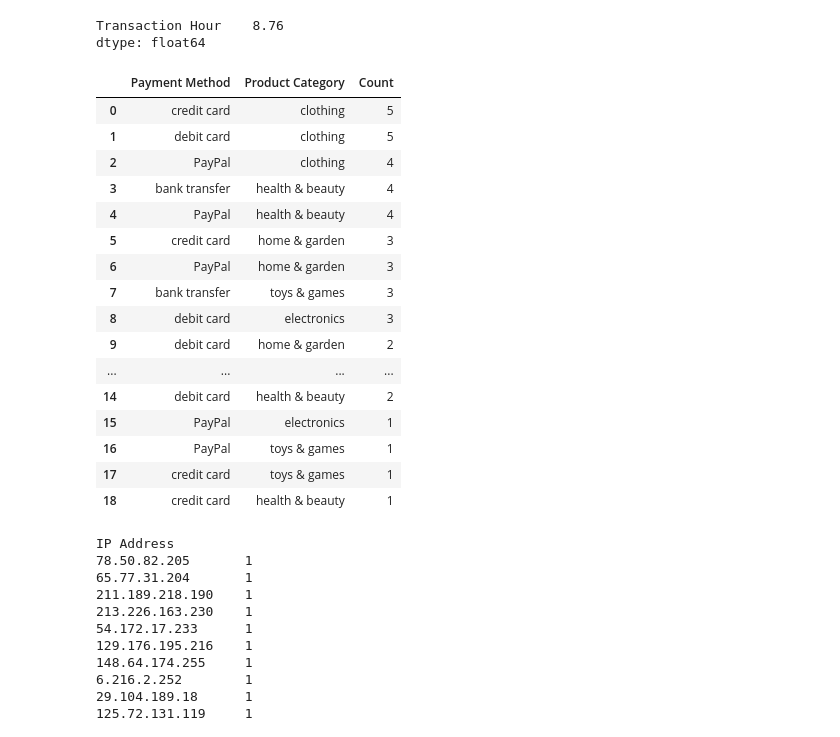
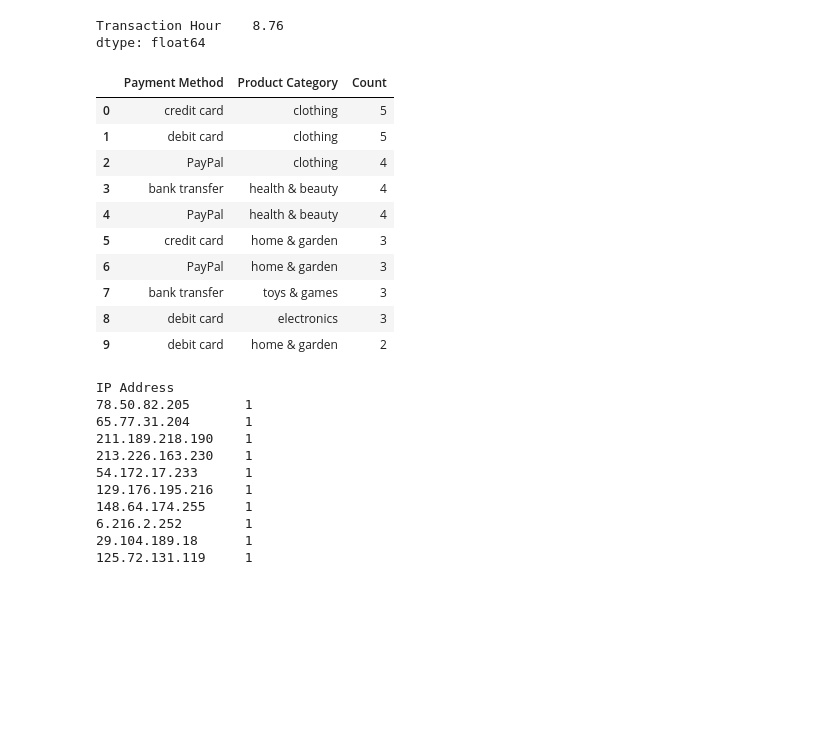
Before and after one commit to lethiciaasevedo1999/on34-python-projetofinal, a Jupyter notebook: material/analise-exploratoria/analise.ipynb, the cells around one changed output. Cells and saved outputs as stored; diff of their text form; code cells hidden in the pictures; blank space fills up the shorter version.

```diff
--- a/material/analise-exploratoria/analise.ipynb
+++ b/material/analise-exploratoria/analise.ipynb
@@ -212,27 +212,21 @@ Transaction Hour    8.76
 dtype: float64
 # %%
 #Mostra a quantia por categoria nas colunas, nesta análise foi possível
-# visualizar que a maioria das transações foram feitas com cartão de crédito, na compra de vestuários.
-quantia_categoria = pedidos_fraudulentos[['Payment Method', 'Product Category']].value_counts().reset_index(name='Count')
+# visualizar que a maioria das transações foram feitas com pagamento em débito, na compra de vestuários.
+quantia_categoria = pedidos_fraudulentos[['Payment Method', 'Product Category']].value_counts().reset_index(name='Count').head(10)
 quantia_categoria
 # %% [output]
 |  | Payment Method | Product Category | Count |
 | 0 | credit card | clothing | 5 |
 | 1 | debit card | clothing | 5 |
 | 2 | PayPal | clothing | 4 |
 | 3 | bank transfer | health & beauty | 4 |
 | 4 | PayPal | health & beauty | 4 |
 | 5 | credit card | home & garden | 3 |
 | 6 | PayPal | home & garden | 3 |
 | 7 | bank transfer | toys & games | 3 |
 | 8 | debit card | electronics | 3 |
 | 9 | debit card | home & garden | 2 |
-| ... | ... | ... | ... |
-| 14 | debit card | health & beauty | 2 |
-| 15 | PayPal | electronics | 1 |
-| 16 | PayPal | toys & games | 1 |
-| 17 | credit card | toys & games | 1 |
-| 18 | credit card | health & beauty | 1 |
 # %%
 #Verificando se os IP's utilizados nos pedidos fraudulentos se repetem, através dessa
 # análise é possível ver que não há recorrência de IP's
```
Also changed, not shown: parts of 9 cells of this notebook.
